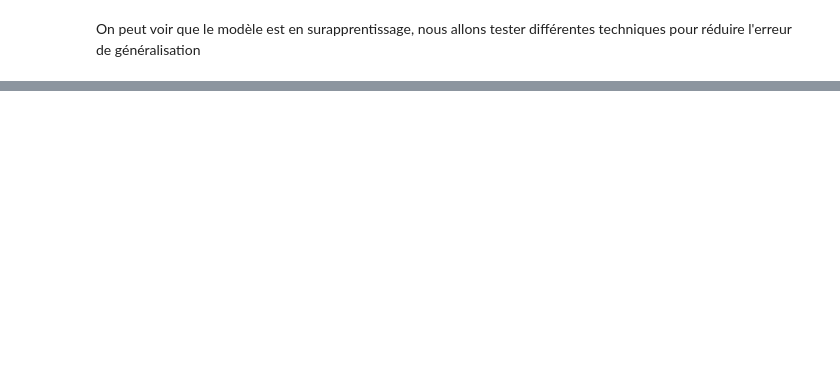
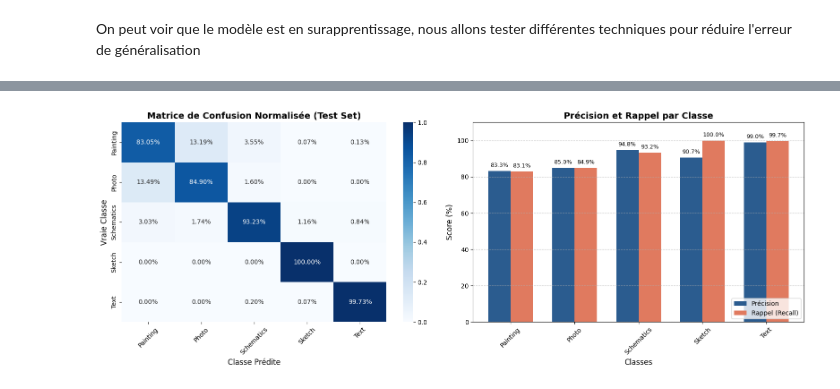
Before and after one commit to Williampancha/Leyenda, a Jupyter notebook: leyenda.ipynb, the cells around one changed output, grey strips where cells are left out. Saved outputs shown, nothing was run; the diff lists cells and outputs as text; code cells hidden in the pictures; blank space fills up the shorter version.

```diff
--- a/leyenda.ipynb
+++ b/leyenda.ipynb
@@ -336,2 +338,4 @@ WARNING:absl:You are saving your model as an HDF5 file via `model.save()` or `ke
 # %% [markdown]
 On peut voir que le modèle est en surapprentissage, nous allons tester différentes techniques pour réduire l'erreur de généralisation
+# %%
+best_lr, batch_size, img_height, img_width, epochs = 0.00025234725706127004, 256, 128, 128, 30
@@ -337,0 +382,3 @@ On peut voir que le modèle est en surapprentissage, nous allons tester différe
+# %%
+elastic_dense = keras.regularizers.L1L2(l1=1e-4, l2=1e-4)
+elastic_conv = keras.regularizers.L1L2(l1=1e-5, l2=1e-5)
@@ -337,0 +426,14 @@ On peut voir que le modèle est en surapprentissage, nous allons tester différe
+# %%
+early_stopping_callback = keras.callbacks.EarlyStopping(
+    monitor="val_loss",
+    patience=5,
+    restore_best_weights=True,
+)
+# %%
+history_full = model_full.fit(
+    train_data,
+    validation_data=val_data,
+    epochs=epochs,
+    batch_size=batch_size,
+    callbacks=[early_stopping_callback]
+)
@@ -337,0 +519,50 @@ On peut voir que le modèle est en surapprentissage, nous allons tester différe
+# %%
+import seaborn as sns
+from sklearn.metrics import precision_recall_fscore_support
+
+precisions, recalls, f1s, _ = precision_recall_fscore_support(y_true, y_pred)
+
+fig, (ax1, ax2) = plt.subplots(1, 2, figsize=(16, 6))
+
+cm = confusion_matrix(y_true, y_pred, normalize='true')
+sns.heatmap(
+    cm,
+    annot=True,
+    fmt=".2%",
+    cmap="Blues",
+    xticklabels=labels,
+    yticklabels=labels,
+    ax=ax1
+)
+ax1.set_title("Matrice de Confusion Normalisée (Test Set)", fontsize=14, fontweight='bold')
+ax1.set_xlabel("Classe Prédite", fontsize=12)
+ax1.set_ylabel("Vraie Classe", fontsize=12)
+ax1.tick_params(axis='x', rotation=45)
+
+x = np.arange(len(labels))
+width = 0.35
+
+bars1 = ax2.bar(x - width/2, precisions * 100, width, label='Précision', color='#2b5c8f')
+bars2 = ax2.bar(x + width/2, recalls * 100, width, label='Rappel (Recall)', color='#e07a5f')
+
+ax2.set_title("Précision et Rappel par Classe", fontsize=14, fontweight='bold')
+ax2.set_xlabel("Classes", fontsize=12)
+ax2.set_ylabel("Score (%)", fontsize=12)
+ax2.set_xticks(x)
+ax2.set_xticklabels(labels, rotation=45)
+ax2.set_ylim(0, 110)
+ax2.legend(loc='lower right')
+ax2.grid(axis='y', linestyle='--', alpha=0.7)
+
+for bar in bars1:
+    yval = bar.get_height()
+    ax2.text(bar.get_x() + bar.get_width()/2, yval + 1.5, f"{yval:.1f}%", ha='center', va='bottom', fontsize=9)
+
+for bar in bars2:
+    yval = bar.get_height()
+    ax2.text(bar.get_x() + bar.get_width()/2, yval + 1.5, f"{yval:.1f}%", ha='center', va='bottom', fontsize=9)
+
+plt.tight_layout()
+plt.show()
+# %% [output]
+[figure, added]
```
Also changed, not shown: parts of 12 cells of this notebook, 2 other files.
